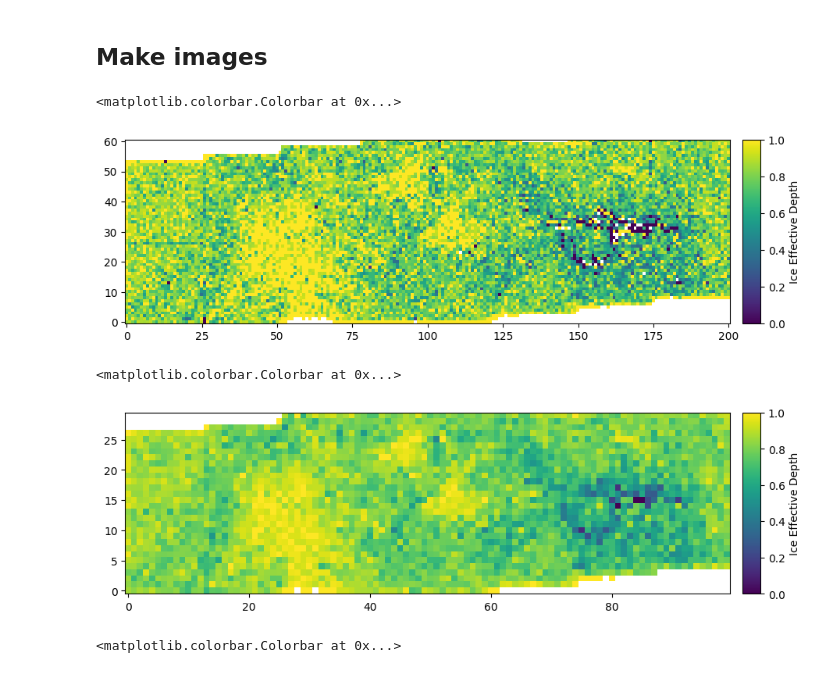
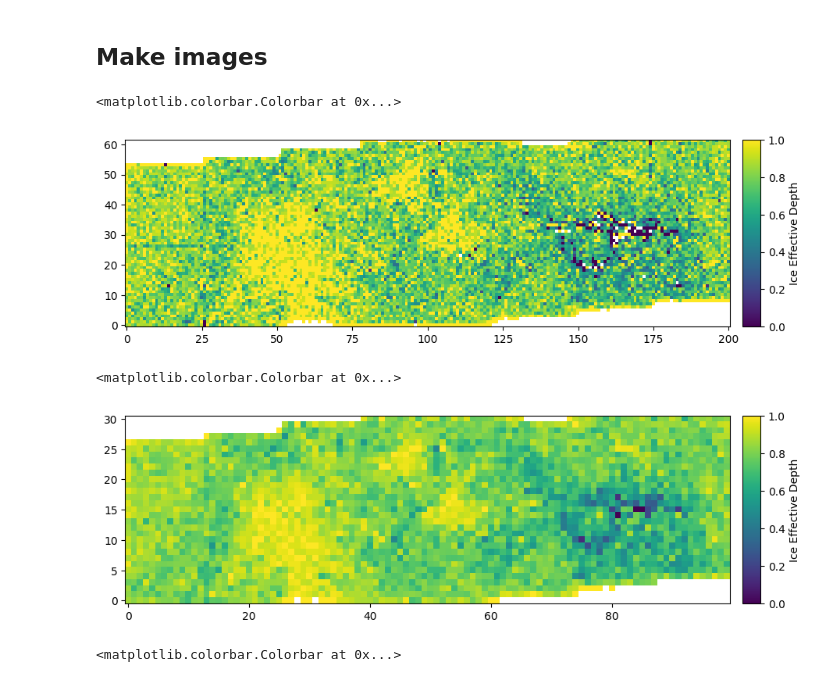
Before and after one commit to SpacialTree/dustridge-cd, a Jupyter notebook: notebooks/effective_depth.ipynb, the cells around one changed output. Cells and saved outputs as stored; diff of their text form; code cells hidden in the pictures.

```diff
--- a/notebooks/effective_depth.ipynb
+++ b/notebooks/effective_depth.ipynb
@@ -45,7 +49,7 @@ fn = '/orange/adamginsburg/jwst/cloudc/images/jw02221-o002_t001_nircam_clear-f40
 hdu = fits.open(fn)
 ww = WCS(hdu['SCI'].header)
 # %%
-def star_density_color(tbl, ww, dx=1*u.arcsec, size=(2.55*u.arcmin, 8.4*u.arcmin)):
+def star_density_color(tbl, ww, dx=1*u.arcsec, size=(2.6*u.arcmin, 8.4*u.arcmin)):
     bins_ra = np.arange(0, size[1].to(u.arcsec).value, dx.to(u.arcsec).value)
     bins_dec = np.arange(0, size[0].to(u.arcsec).value, dx.to(u.arcsec).value)
 
@@ -54,5 +58,6 @@ def star_density_color(tbl, ww, dx=1*u.arcsec, size=(2.55*u.arcmin, 8.4*u.arcmin
 
     crds_pix = np.array(ww.world_to_pixel(tbl['skycoord_ref']))
 
-    h, xedges, yedges = np.histogram2d(crds_pix[0], crds_pix[1], bins=[bins_pix_ra, bins_pix_dec])
+    h, xedges, yedges = np.histogram2d(crds_pix[1], crds_pix[0], bins=[bins_pix_dec, bins_pix_ra])
+    # h[h==0] = np.nan
     return h
@@ -297,12 +378,12 @@ h_depth25_ice = h_fore25_ice / (h_fore25_ice + h_back25_ice)
 # %%
 fig = plt.figure(figsize=(10,5))
 ax = fig.add_subplot(111)
-im = ax.imshow(h_depth25_ice.swapaxes(0,1), origin='lower', vmin=0, vmax=1)
+im = ax.imshow(h_depth25_ice, origin='lower', vmin=0, vmax=1)
 cbar = ax.inset_axes([1.02, 0., 0.03, 1])
 plt.colorbar(im, label='Ice Effective Depth', cax=cbar)
 # %% [output]
 <matplotlib.colorbar.Colorbar at 0x...>
-[figure, old version]
+[figure, new version]
 # %%
 # for bin size 5 arcsec
 dx = 5*u.arcsec
@@ -313,12 +394,12 @@ h_depth5_ice = h_fore5_ice / (h_fore5_ice + h_back5_ice)
 # %%
 fig = plt.figure(figsize=(10,5))
 ax = fig.add_subplot(111)
-im = ax.imshow(h_depth5_ice.swapaxes(0,1), origin='lower', vmin=0, vmax=1)
+im = ax.imshow(h_depth5_ice, origin='lower', vmin=0, vmax=1)
 cbar = ax.inset_axes([1.02, 0., 0.03, 1])
 plt.colorbar(im, label='Ice Effective Depth', cax=cbar)
 # %% [output]
 <matplotlib.colorbar.Colorbar at 0x...>
-[figure, old version]
+[figure, new version]
 # %%
 # for bin size 10 arcsec
 dx = 10*u.arcsec
```
Also changed, not shown: parts of 21 cells of this notebook, 2 other files.
